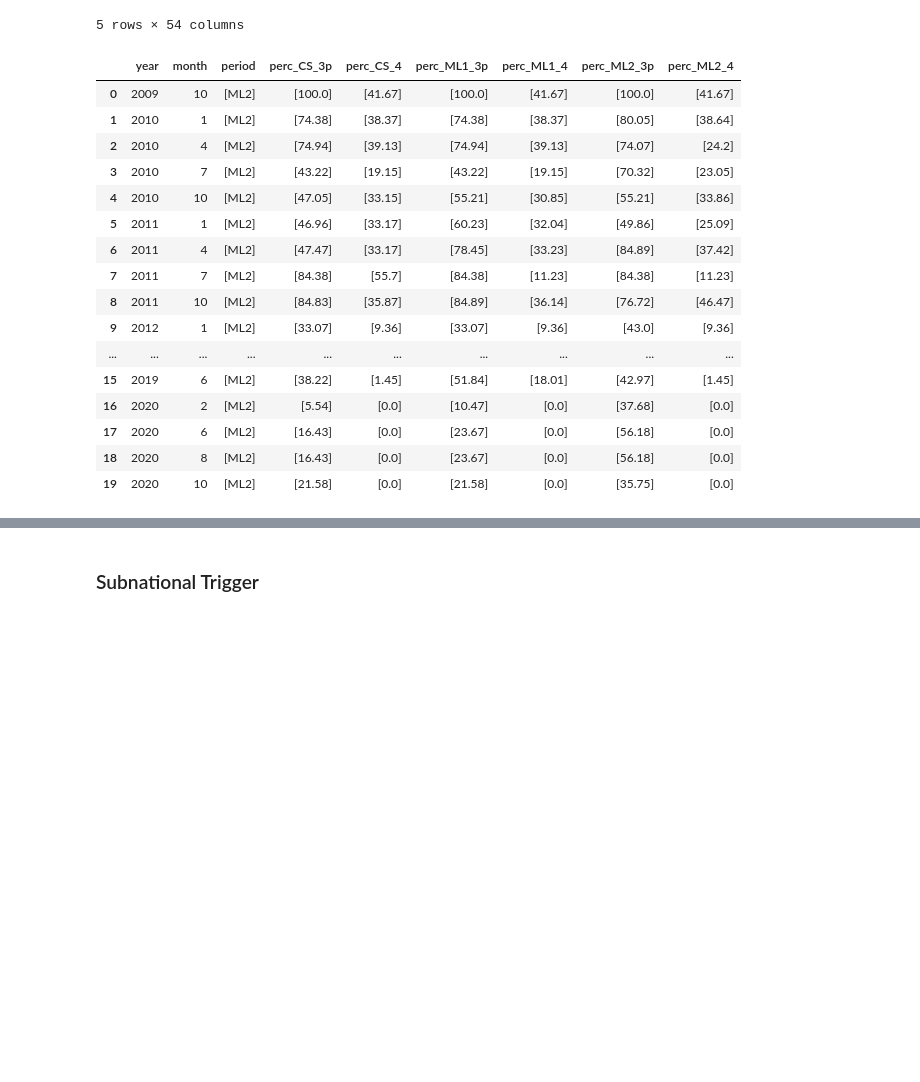
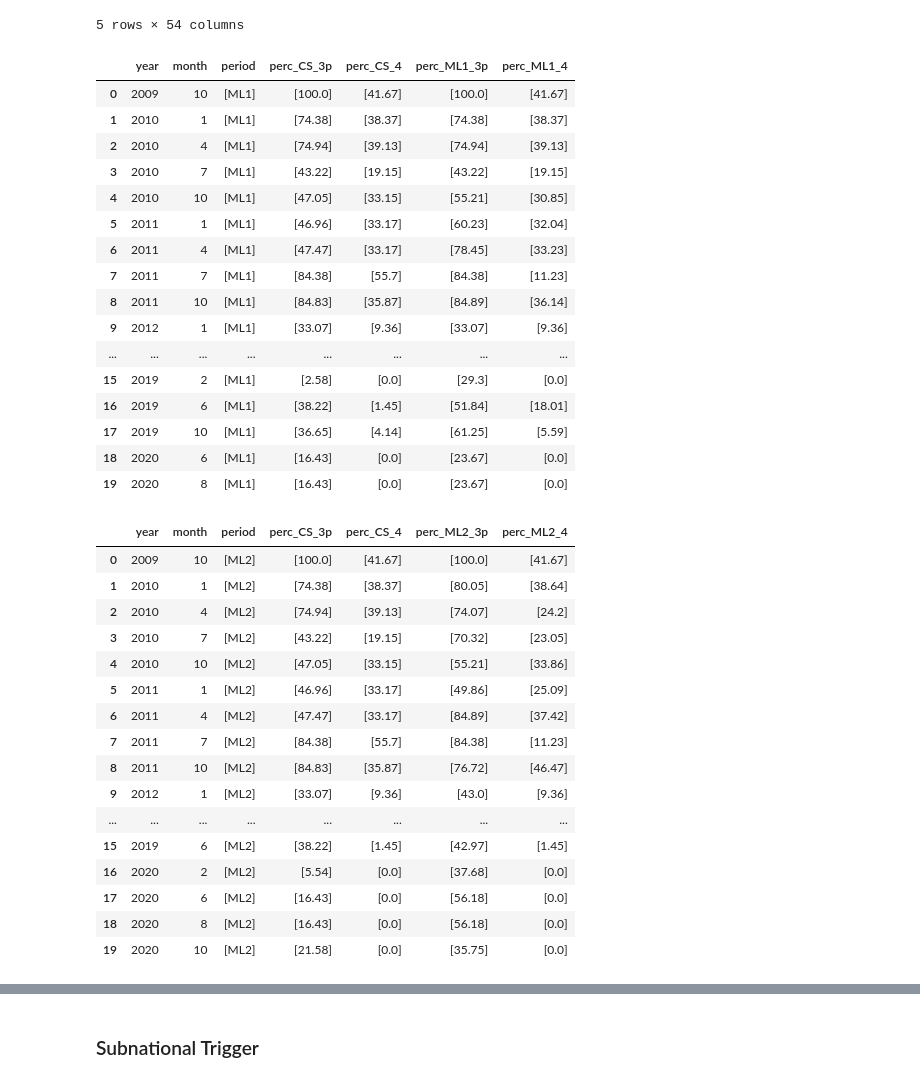
Before and after one commit to OCHA-DAP/pa-anticipatory-action, a Jupyter notebook: analyses/somalia/notebooks/ipc_threshold_analysis.ipynb, the cells around one changed output, grey strips where cells are left out. Saved outputs shown, nothing was run; the diff lists cells and outputs as text; code cells hidden in the pictures; blank space fills up the shorter version.

```diff
--- a/analyses/somalia/notebooks/ipc_threshold_analysis.ipynb
+++ b/analyses/somalia/notebooks/ipc_threshold_analysis.ipynb
@@ -17,7 +17,7 @@ import warnings
 warnings.filterwarnings('ignore')
 pd.set_option('display.float_format', lambda x: '%.2f' % x)
 # %%
-country="somalia"
+country="Somalia"
 # %%
 # load world-pop-weighted fewsnet data
 # note CS_99 denotes missing values
@@ -163,28 +163,51 @@ df_ntl["month"] = df_ntl["date"].dt.month
 # %%
 # list years / months during which national trigger would have been met
 
-national_activations = df_ntl.loc[(df_ntl["national_trigger_ML1"] == 1)]
-national_activations['period'] = 'ML1'
+national_activations_ML1 = df_ntl.loc[(df_ntl["national_trigger_ML1"] == 1)]
+national_activations_ML1['period'] = 'ML1'
+national_activations_ML1['adm0c'] = country
+
 national_activations_ML2 = df_ntl.loc[(df_ntl["national_trigger_ML2"] == 1)]
 national_activations_ML2['period'] = 'ML2'
-national_activations = national_activations.append(national_activations_ML2)
+national_activations_ML2['adm0c'] = country
 
-display(national_activations_ML2.round(2).groupby(['year', 'month'], as_index=False)['period','perc_CS_3p','perc_CS_4','perc_ML1_3p','perc_ML1_4', 'perc_ML2_3p','perc_ML2_4'].agg(lambda x: list(x)))
+activation_frames = [national_activations_ML1, national_activations_ML2]
+national_activations = pd.concat(activation_frames)
+
+display(national_activations_ML1.round(2).groupby(['year', 'month'], as_index=False)['period','perc_CS_3p','perc_CS_4','perc_ML1_3p','perc_ML1_4'].agg(lambda x: list(x)))
+display(national_activations_ML2.round(2).groupby(['year', 'month'], as_index=False)['period','perc_CS_3p','perc_CS_4','perc_ML2_3p','perc_ML2_4'].agg(lambda x: list(x)))
 # %% [output]
-|  | year | month | period | perc_CS_3p | perc_CS_4 | perc_ML1_3p | perc_ML1_4 | perc_ML2_3p | perc_ML2_4 |
-| 0 | 2009 | 10 | [ML2] | [100.0] | [41.67] | [100.0] | [41.67] | [100.0] | [41.67] |
-| 1 | 2010 | 1 | [ML2] | [74.38] | [38.37] | [74.38] | [38.37] | [80.05] | [38.64] |
-| 2 | 2010 | 4 | [ML2] | [74.94] | [39.13] | [74.94] | [39.13] | [74.07] | [24.2] |
-| 3 | 2010 | 7 | [ML2] | [43.22] | [19.15] | [43.22] | [19.15] | [70.32] | [23.05] |
-| 4 | 2010 | 10 | [ML2] | [47.05] | [33.15] | [55.21] | [30.85] | [55.21] | [33.86] |
-| 5 | 2011 | 1 | [ML2] | [46.96] | [33.17] | [60.23] | [32.04] | [49.86] | [25.09] |
-| 6 | 2011 | 4 | [ML2] | [47.47] | [33.17] | [78.45] | [33.23] | [84.89] | [37.42] |
-| 7 | 2011 | 7 | [ML2] | [84.38] | [55.7] | [84.38] | [11.23] | [84.38] | [11.23] |
-| 8 | 2011 | 10 | [ML2] | [84.83] | [35.87] | [84.89] | [36.14] | [76.72] | [46.47] |
-| 9 | 2012 | 1 | [ML2] | [33.07] | [9.36] | [33.07] | [9.36] | [43.0] | [9.36] |
-| ... | ... | ... | ... | ... | ... | ... | ... | ... | ... |
-| 15 | 2019 | 6 | [ML2] | [38.22] | [1.45] | [51.84] | [18.01] | [42.97] | [1.45] |
-| 16 | 2020 | 2 | [ML2] | [5.54] | [0.0] | [10.47] | [0.0] | [37.68] | [0.0] |
-| 17 | 2020 | 6 | [ML2] | [16.43] | [0.0] | [23.67] | [0.0] | [56.18] | [0.0] |
-| 18 | 2020 | 8 | [ML2] | [16.43] | [0.0] | [23.67] | [0.0] | [56.18] | [0.0] |
-| 19 | 2020 | 10 | [ML2] | [21.58] | [0.0] | [21.58] | [0.0] | [35.75] | [0.0] |
+|  | year | month | period | perc_CS_3p | perc_CS_4 | perc_ML1_3p | perc_ML1_4 |
+| 0 | 2009 | 10 | [ML1] | [100.0] | [41.67] | [100.0] | [41.67] |
+| 1 | 2010 | 1 | [ML1] | [74.38] | [38.37] | [74.38] | [38.37] |
+| 2 | 2010 | 4 | [ML1] | [74.94] | [39.13] | [74.94] | [39.13] |
+| 3 | 2010 | 7 | [ML1] | [43.22] | [19.15] | [43.22] | [19.15] |
+| 4 | 2010 | 10 | [ML1] | [47.05] | [33.15] | [55.21] | [30.85] |
+| 5 | 2011 | 1 | [ML1] | [46.96] | [33.17] | [60.23] | [32.04] |
+| 6 | 2011 | 4 | [ML1] | [47.47] | [33.17] | [78.45] | [33.23] |
+| 7 | 2011 | 7 | [ML1] | [84.38] | [55.7] | [84.38] | [11.23] |
+| 8 | 2011 | 10 | [ML1] | [84.83] | [35.87] | [84.89] | [36.14] |
+| 9 | 2012 | 1 | [ML1] | [33.07] | [9.36] | [33.07] | [9.36] |
+| ... | ... | ... | ... | ... | ... | ... | ... |
+| 15 | 2019 | 2 | [ML1] | [2.58] | [0.0] | [29.3] | [0.0] |
+| 16 | 2019 | 6 | [ML1] | [38.22] | [1.45] | [51.84] | [18.01] |
+| 17 | 2019 | 10 | [ML1] | [36.65] | [4.14] | [61.25] | [5.59] |
+| 18 | 2020 | 6 | [ML1] | [16.43] | [0.0] | [23.67] | [0.0] |
+| 19 | 2020 | 8 | [ML1] | [16.43] | [0.0] | [23.67] | [0.0] |
+|  | year | month | period | perc_CS_3p | perc_CS_4 | perc_ML2_3p | perc_ML2_4 |
+| 0 | 2009 | 10 | [ML2] | [100.0] | [41.67] | [100.0] | [41.67] |
+| 1 | 2010 | 1 | [ML2] | [74.38] | [38.37] | [80.05] | [38.64] |
+| 2 | 2010 | 4 | [ML2] | [74.94] | [39.13] | [74.07] | [24.2] |
+| 3 | 2010 | 7 | [ML2] | [43.22] | [19.15] | [70.32] | [23.05] |
+| 4 | 2010 | 10 | [ML2] | [47.05] | [33.15] | [55.21] | [33.86] |
+| 5 | 2011 | 1 | [ML2] | [46.96] | [33.17] | [49.86] | [25.09] |
+| 6 | 2011 | 4 | [ML2] | [47.47] | [33.17] | [84.89] | [37.42] |
+| 7 | 2011 | 7 | [ML2] | [84.38] | [55.7] | [84.38] | [11.23] |
+| 8 | 2011 | 10 | [ML2] | [84.83] | [35.87] | [76.72] | [46.47] |
+| 9 | 2012 | 1 | [ML2] | [33.07] | [9.36] | [43.0] | [9.36] |
+| ... | ... | ... | ... | ... | ... | ... | ... |
+| 15 | 2019 | 6 | [ML2] | [38.22] | [1.45] | [42.97] | [1.45] |
+| 16 | 2020 | 2 | [ML2] | [5.54] | [0.0] | [37.68] | [0.0] |
+| 17 | 2020 | 6 | [ML2] | [16.43] | [0.0] | [56.18] | [0.0] |
+| 18 | 2020 | 8 | [ML2] | [16.43] | [0.0] | [56.18] | [0.0] |
+| 19 | 2020 | 10 | [ML2] | [21.58] | [0.0] | [35.75] | [0.0] |
```
Also changed, not shown: parts of 9 cells of this notebook.
